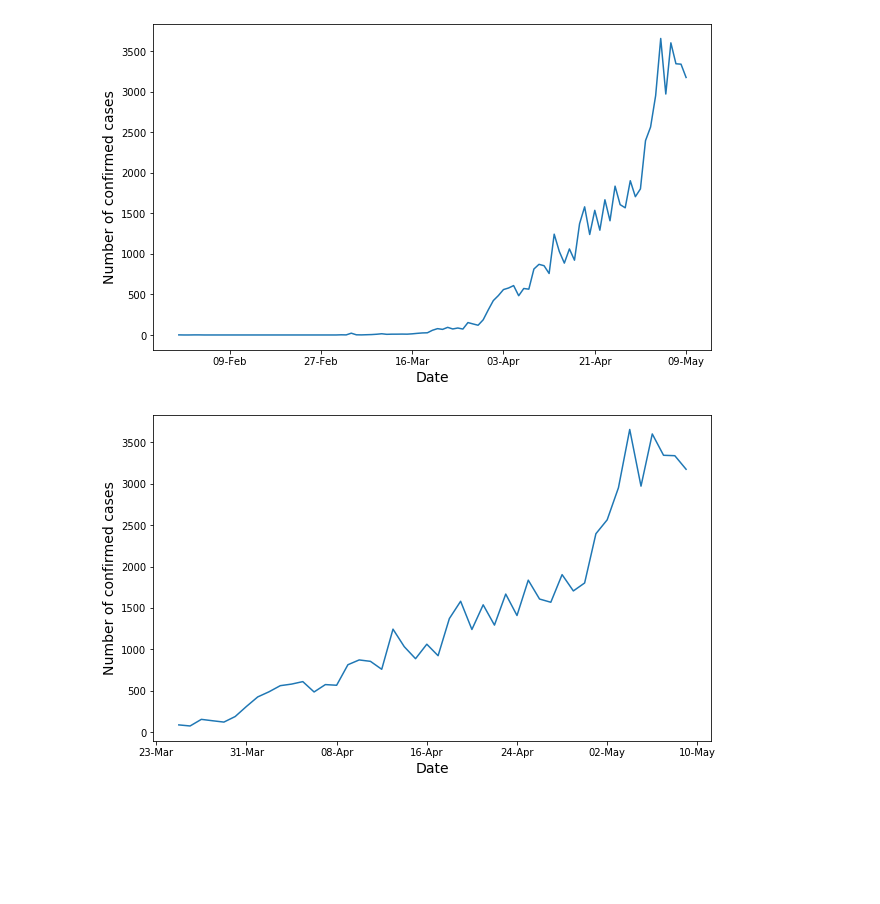
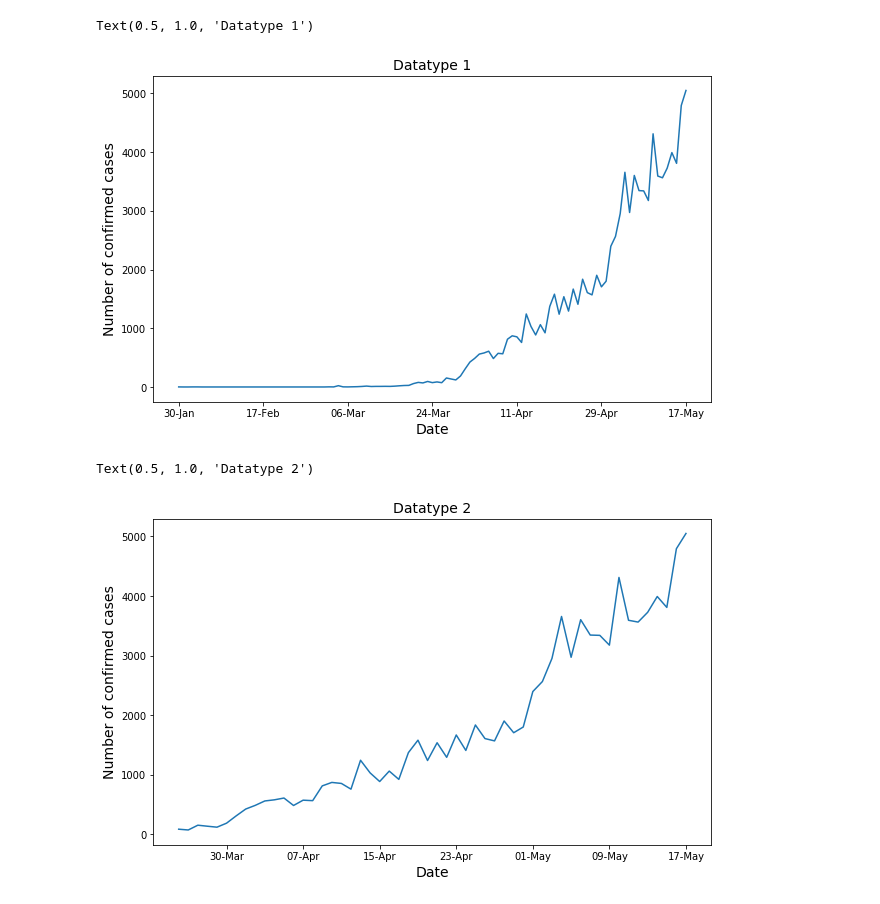
Before and after one commit to mehulipaul/covid-india, a Jupyter notebook: COVID19-INDIA.ipynb, the cells around one changed output. Saved outputs shown, nothing was run; the diff lists cells and outputs as text; code cells hidden in the pictures; blank space fills up the shorter version.

```diff
--- a/COVID19-INDIA.ipynb
+++ b/COVID19-INDIA.ipynb
@@ -9,7 +9,7 @@ import warnings
 warnings.filterwarnings('ignore')
 # %%
 #Read the dataframe. Columns are Date, Conf
-df=pd.read_csv('case_time_series1.csv')
+df=pd.read_csv('case_time_series.csv')
 #Setting the index as Dates instead of numbers.
 df.index=pd.DatetimeIndex(df['Date']+np.array(df.shape[0]*['-2020']))
 # %%
@@ -24,14 +24,16 @@ test_dates=df['Date'][-7:]
 # %%
 from statsmodels.graphics import tsaplots
 #Datatype 1
 fig,ax=plt.subplots(figsize=(10,6))
 plt.plot(data1['Conf'])
 ax.set_xlabel('Date',fontsize=14)
 ax.set_ylabel('Number of confirmed cases',fontsize=14)
 ax.xaxis.set_major_locator(mdates.DayLocator(interval=18))
 ax.xaxis.set_major_formatter(mdates.DateFormatter("%d-%b"))
+ax.set_title('Datatype 1',fontsize=14)
 # %% [output]
+Text(0.5, 1.0, 'Datatype 1')
-[figure, old version]
+[figure, new version]
 # %%
 #Datatype 2
 fig,ax=plt.subplots(figsize=(10,6))
@@ -40,8 +42,10 @@ ax.set_xlabel('Date',fontsize=14)
 ax.set_ylabel('Number of confirmed cases',fontsize=14)
 ax.xaxis.set_major_locator(mdates.DayLocator(interval=8))
 ax.xaxis.set_major_formatter(mdates.DateFormatter("%d-%b"))
+ax.set_title('Datatype 2',fontsize=14)
 # %% [output]
+Text(0.5, 1.0, 'Datatype 2')
-[figure, old version]
+[figure, new version]
 # %%
 from pylab import rcParams
 
```
Also changed, not shown: parts of 7 cells of this notebook, 1 other file.
